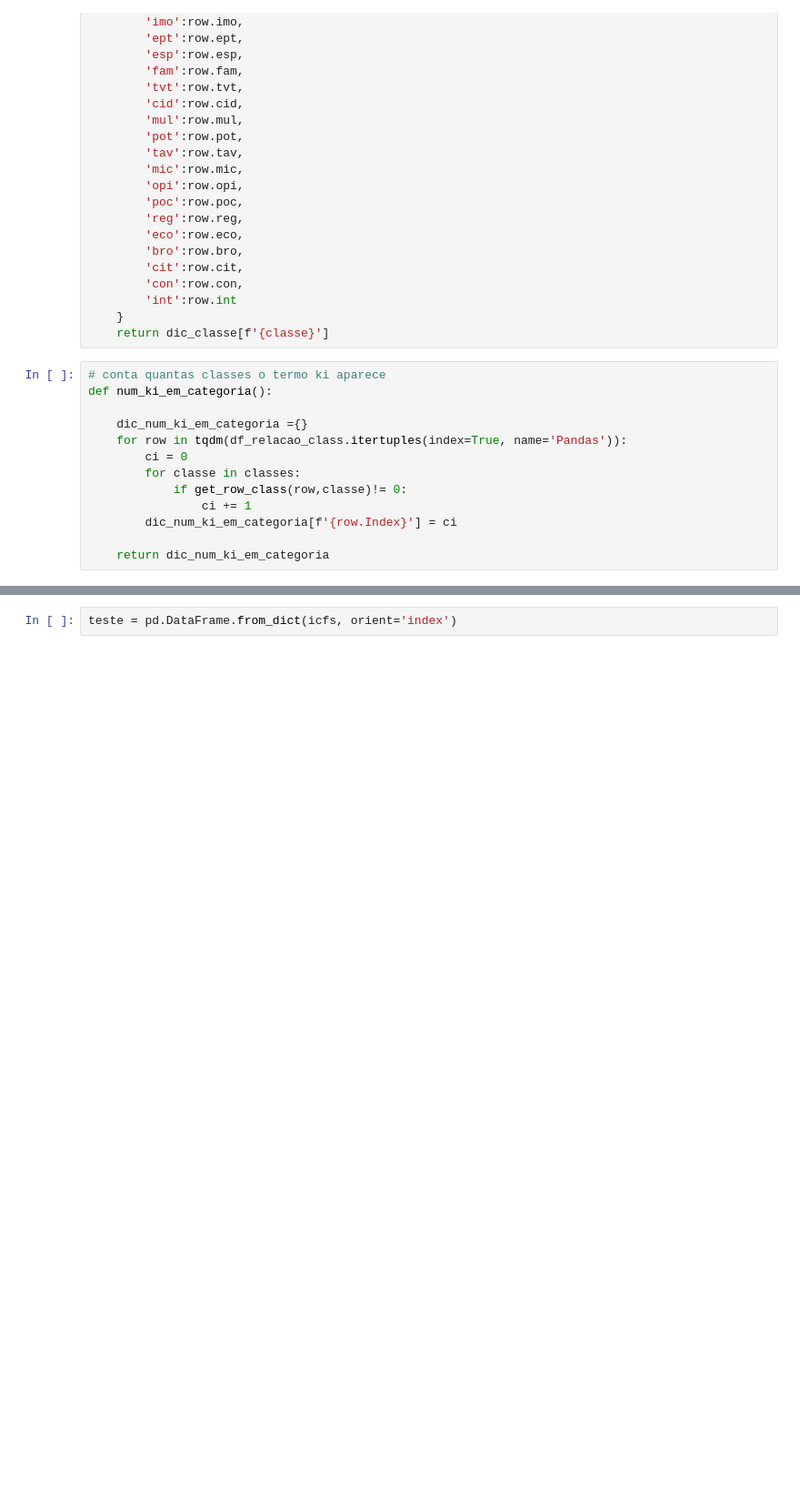
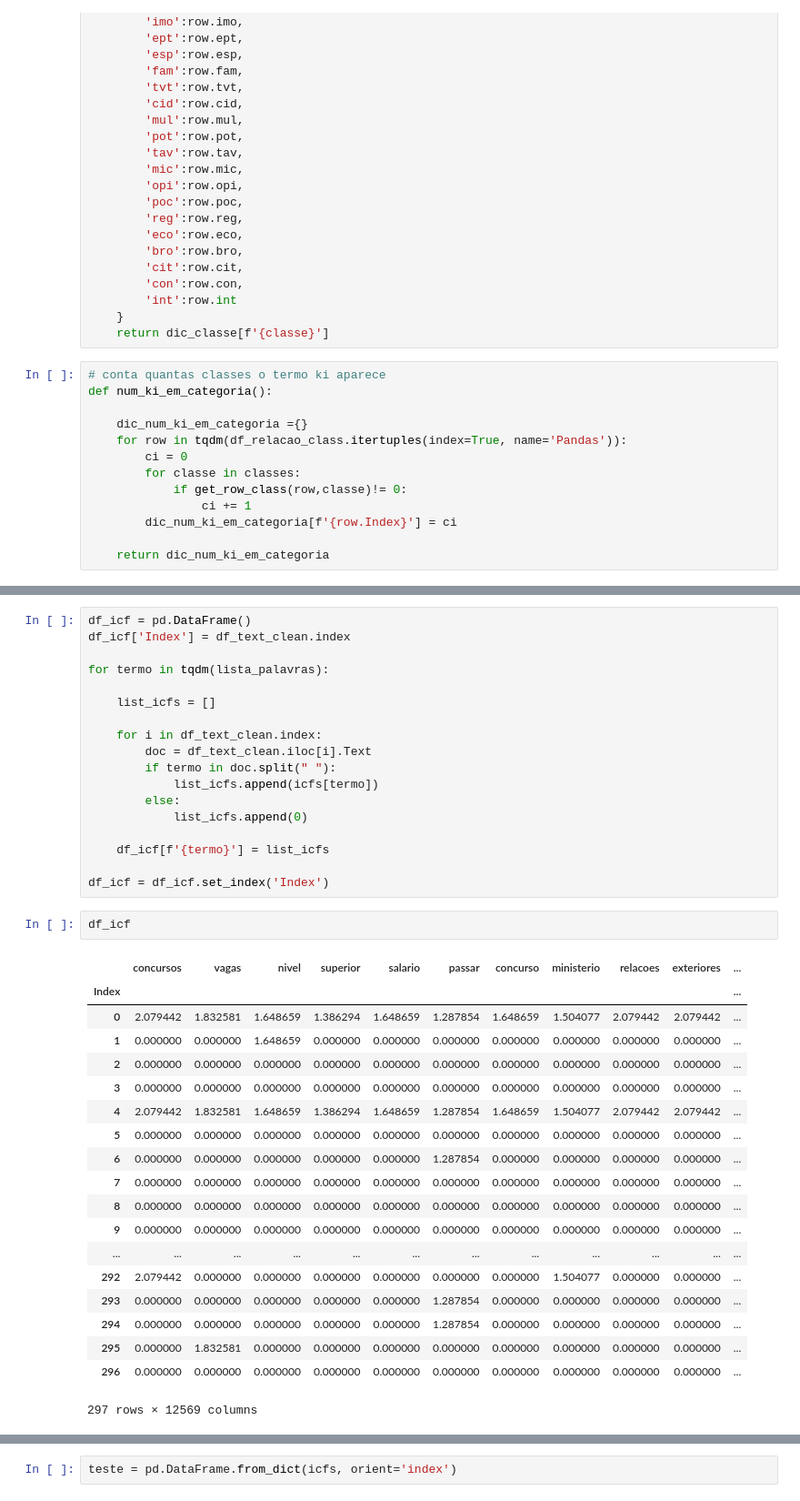
Before and after one commit to brenojantorno/NLP_KNN, a Jupyter notebook: NLP.ipynb, the cells around one changed output, grey strips where cells are left out. Shown at 91% size. Cells and saved outputs as stored; diff of their text form; blank space fills up the shorter version.

```diff
--- a/NLP.ipynb
+++ b/NLP.ipynb
@@ -310,0 +334,40 @@ calculeteICF()
+# %%
+df_icf = pd.DataFrame()
+df_icf['Index'] = df_text_clean.index
+
+for termo in tqdm(lista_palavras):
+
+    list_icfs = []
+
+    for i in df_text_clean.index:
+        doc = df_text_clean.iloc[i].Text
+        if termo in doc.split(" "):
+            list_icfs.append(icfs[termo])
+        else:
+            list_icfs.append(0)
+
+    df_icf[f'{termo}'] = list_icfs
+
+df_icf = df_icf.set_index('Index')
+# %%
+df_icf
+# %% [output]
+|  | concursos | vagas | nivel | superior | salario | passar | concurso | ministerio | relacoes | exteriores | ... |
+| Index |  |  |  |  |  |  |  |  |  |  | ... |
+| 0 | 2.079442 | 1.832581 | 1.648659 | 1.386294 | 1.648659 | 1.287854 | 1.648659 | 1.504077 | 2.079442 | 2.079442 | ... |
+| 1 | 0.000000 | 0.000000 | 1.648659 | 0.000000 | 0.000000 | 0.000000 | 0.000000 | 0.000000 | 0.000000 | 0.000000 | ... |
+| 2 | 0.000000 | 0.000000 | 0.000000 | 0.000000 | 0.000000 | 0.000000 | 0.000000 | 0.000000 | 0.000000 | 0.000000 | ... |
+| 3 | 0.000000 | 0.000000 | 0.000000 | 0.000000 | 0.000000 | 0.000000 | 0.000000 | 0.000000 | 0.000000 | 0.000000 | ... |
+| 4 | 2.079442 | 1.832581 | 1.648659 | 1.386294 | 1.648659 | 1.287854 | 1.648659 | 1.504077 | 2.079442 | 2.079442 | ... |
+| 5 | 0.000000 | 0.000000 | 0.000000 | 0.000000 | 0.000000 | 0.000000 | 0.000000 | 0.000000 | 0.000000 | 0.000000 | ... |
+| 6 | 0.000000 | 0.000000 | 0.000000 | 0.000000 | 0.000000 | 1.287854 | 0.000000 | 0.000000 | 0.000000 | 0.000000 | ... |
+| 7 | 0.000000 | 0.000000 | 0.000000 | 0.000000 | 0.000000 | 0.000000 | 0.000000 | 0.000000 | 0.000000 | 0.000000 | ... |
+| 8 | 0.000000 | 0.000000 | 0.000000 | 0.000000 | 0.000000 | 0.000000 | 0.000000 | 0.000000 | 0.000000 | 0.000000 | ... |
+| 9 | 0.000000 | 0.000000 | 0.000000 | 0.000000 | 0.000000 | 0.000000 | 0.000000 | 0.000000 | 0.000000 | 0.000000 | ... |
+| ... | ... | ... | ... | ... | ... | ... | ... | ... | ... | ... | ... |
+| 292 | 2.079442 | 0.000000 | 0.000000 | 0.000000 | 0.000000 | 0.000000 | 0.000000 | 1.504077 | 0.000000 | 0.000000 | ... |
+| 293 | 0.000000 | 0.000000 | 0.000000 | 0.000000 | 0.000000 | 1.287854 | 0.000000 | 0.000000 | 0.000000 | 0.000000 | ... |
+| 294 | 0.000000 | 0.000000 | 0.000000 | 0.000000 | 0.000000 | 1.287854 | 0.000000 | 0.000000 | 0.000000 | 0.000000 | ... |
+| 295 | 0.000000 | 1.832581 | 0.000000 | 0.000000 | 0.000000 | 0.000000 | 0.000000 | 0.000000 | 0.000000 | 0.000000 | ... |
+| 296 | 0.000000 | 0.000000 | 0.000000 | 0.000000 | 0.000000 | 0.000000 | 0.000000 | 0.000000 | 0.000000 | 0.000000 | ... |
+297 rows × 12569 columns
```
Also changed, not shown: parts of 13 cells of this notebook.
